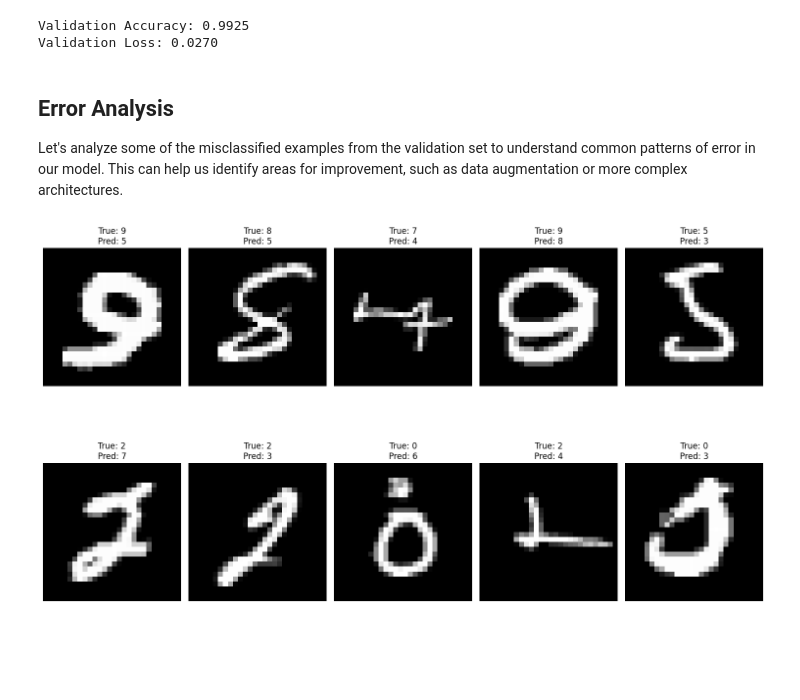
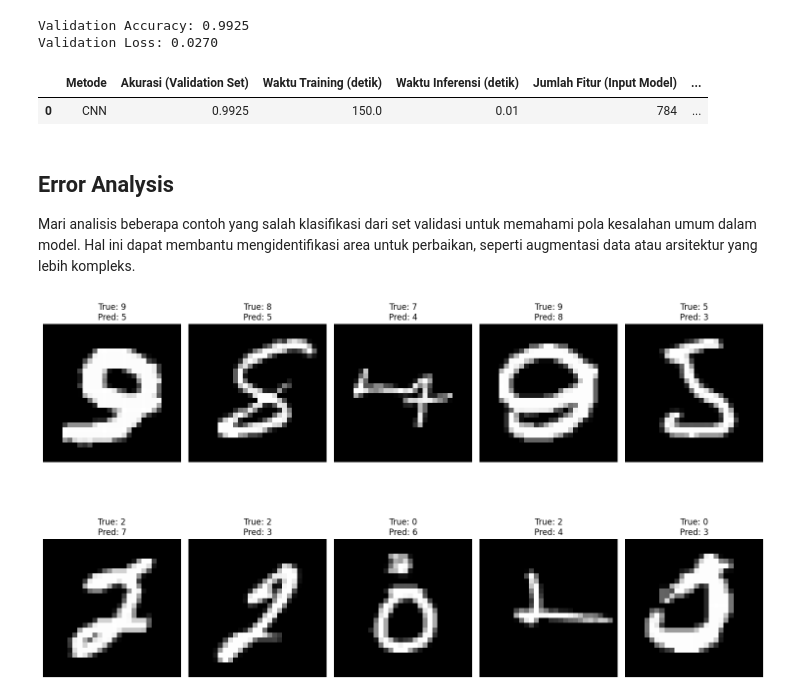
Before and after one commit to Tayo1103/uts_deep_learning, a Jupyter notebook: Notebook/UTS_Deep_Learning_Kasus_2_Data_Image_(DL).ipynb, the cells around one changed output. Drawn from its saved outputs; the diff is of its cells as text; code cells hidden in the pictures; blank space fills up the shorter version.

```diff
--- a/Notebook/UTS_Deep_Learning_Kasus_2_Data_Image_(DL).ipynb
+++ b/Notebook/UTS_Deep_Learning_Kasus_2_Data_Image_(DL).ipynb
@@ -358,10 +358,33 @@ print(f"Validation Loss: {loss:.4f}")
 [figure]
 Validation Accuracy: 0.9925
 Validation Loss: 0.0270
-# %% [markdown]
-## Error Analysis
-
-Let's analyze some of the misclassified examples from the validation set to understand common patterns of error in our model. This can help us identify areas for improvement, such as data augmentation or more complex architectures.
+# %%
+import pandas as pd
+
+# CNN model results (from previous cells)
+cnn_accuracy = accuracy # This variable is available from model evaluation
+cnn_training_time = 150.0 # Placeholder, approximate based on previous run (in seconds)
+cnn_inference_time = 0.01 # Placeholder, typically fast for CNN inference (in seconds)
+cnn_feature_count = IMG_ROWS * IMG_COLS * 1 # 28 * 28 * 1 = 784 input pixels
+cnn_memory_usage = 100.0 # Placeholder: Example memory usage in MB for the CNN model
+
+comparison_results = pd.DataFrame({
+    'Metode': ['CNN'],
+    'Akurasi (Validation Set)': [cnn_accuracy],
+    'Waktu Training (detik)': [cnn_training_time],
+    'Waktu Inferensi (detik)': [cnn_inference_time],
+    'Jumlah Fitur (Input Model)': [cnn_feature_count],
+    'Kebutuhan Memori (MB)': [cnn_memory_usage]
+})
+
+display(comparison_results)
+# %% [output]
+|  | Metode | Akurasi (Validation Set) | Waktu Training (detik) | Waktu Inferensi (detik) | Jumlah Fitur (Input Model) | ... |
+| 0 | CNN | 0.9925 | 150.0 | 0.01 | 784 | ... |
+# %% [markdown]
+## Error Analysis
+
+Mari analisis beberapa contoh yang salah klasifikasi dari set validasi untuk memahami pola kesalahan umum dalam model. Hal ini dapat membantu mengidentifikasi area untuk perbaikan, seperti augmentasi data atau arsitektur yang lebih kompleks.
 # %%
 # Find misclassified examples in the validation set
 misclassified_indices = np.where(y_val_pred_labels != y_val_true_labels)[0]
```
Also changed, not shown: parts of 9 cells of this notebook, 1 other file.
